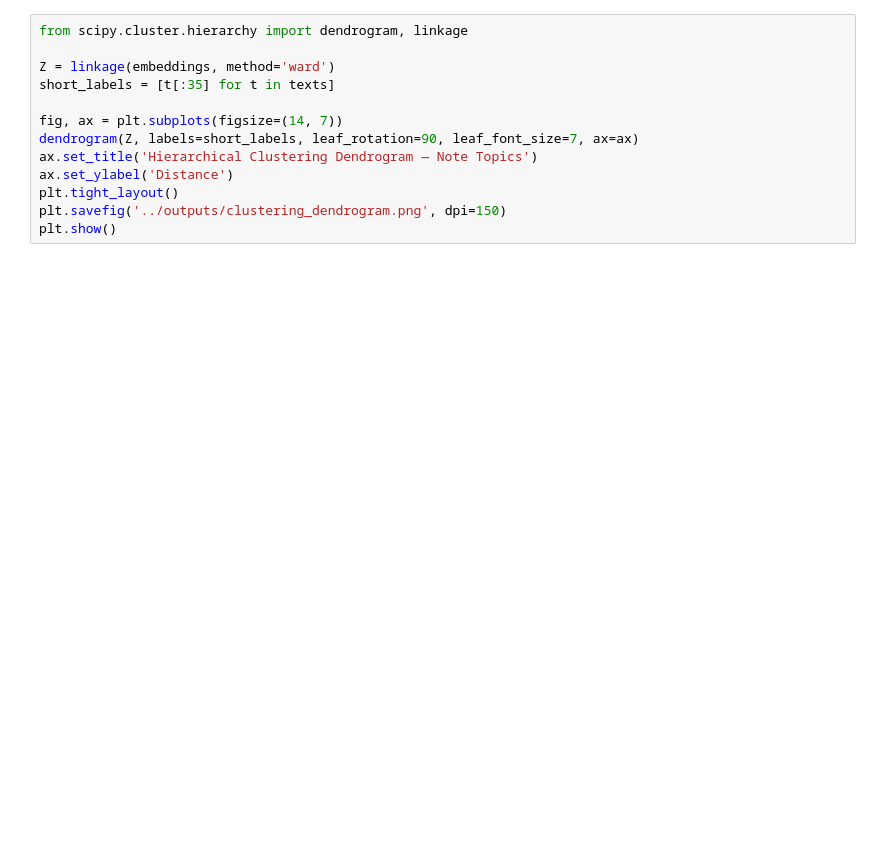
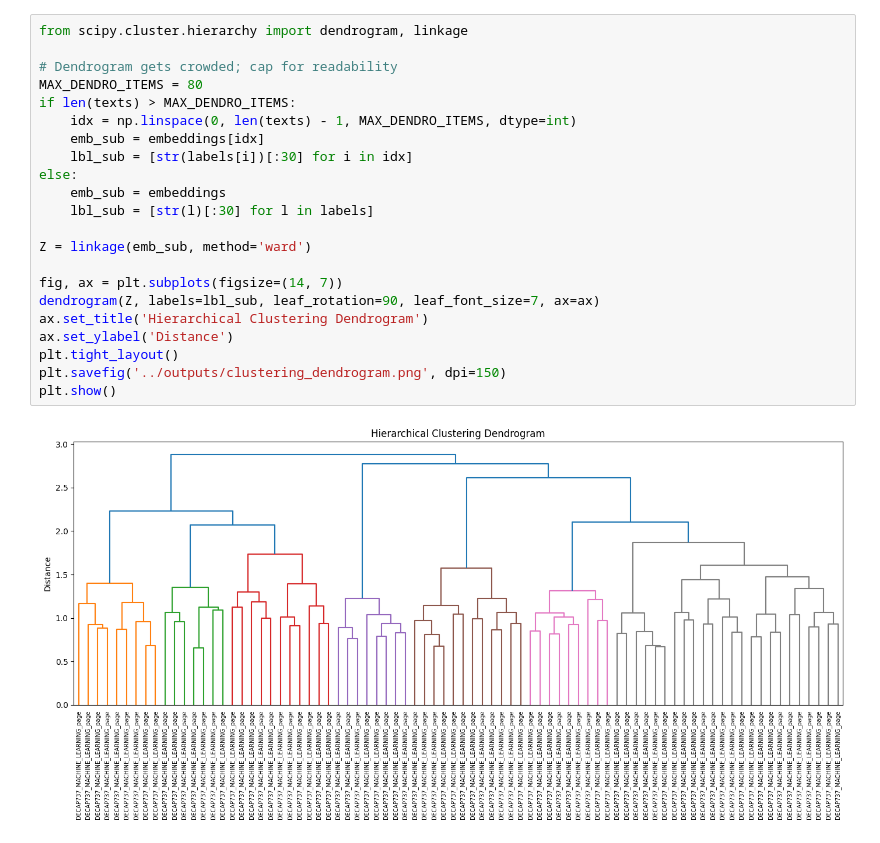
Before and after one commit to Uni-coder-harsh/FarrahAI, a Jupyter notebook: notebooks/03_clustering.ipynb, the cells around one changed output. Saved outputs shown, nothing was run; the diff lists cells and outputs as text; blank space fills up the shorter version.

```diff
--- a/notebooks/03_clustering.ipynb
+++ b/notebooks/03_clustering.ipynb
@@ -132,13 +220,24 @@ plt.show()
 # %%
 from scipy.cluster.hierarchy import dendrogram, linkage
 
-Z = linkage(embeddings, method='ward')
-short_labels = [t[:35] for t in texts]
+# Dendrogram gets crowded; cap for readability
+MAX_DENDRO_ITEMS = 80
+if len(texts) > MAX_DENDRO_ITEMS:
+    idx = np.linspace(0, len(texts) - 1, MAX_DENDRO_ITEMS, dtype=int)
+    emb_sub = embeddings[idx]
+    lbl_sub = [str(labels[i])[:30] for i in idx]
+else:
+    emb_sub = embeddings
+    lbl_sub = [str(l)[:30] for l in labels]
+
+Z = linkage(emb_sub, method='ward')
 
 fig, ax = plt.subplots(figsize=(14, 7))
-dendrogram(Z, labels=short_labels, leaf_rotation=90, leaf_font_size=7, ax=ax)
-ax.set_title('Hierarchical Clustering Dendrogram — Note Topics')
+dendrogram(Z, labels=lbl_sub, leaf_rotation=90, leaf_font_size=7, ax=ax)
+ax.set_title('Hierarchical Clustering Dendrogram')
 ax.set_ylabel('Distance')
 plt.tight_layout()
 plt.savefig('../outputs/clustering_dendrogram.png', dpi=150)
 plt.show()
+# %% [output]
+[figure, added]
```
Also changed, not shown: parts of 16 cells of this notebook, 7 other files.
